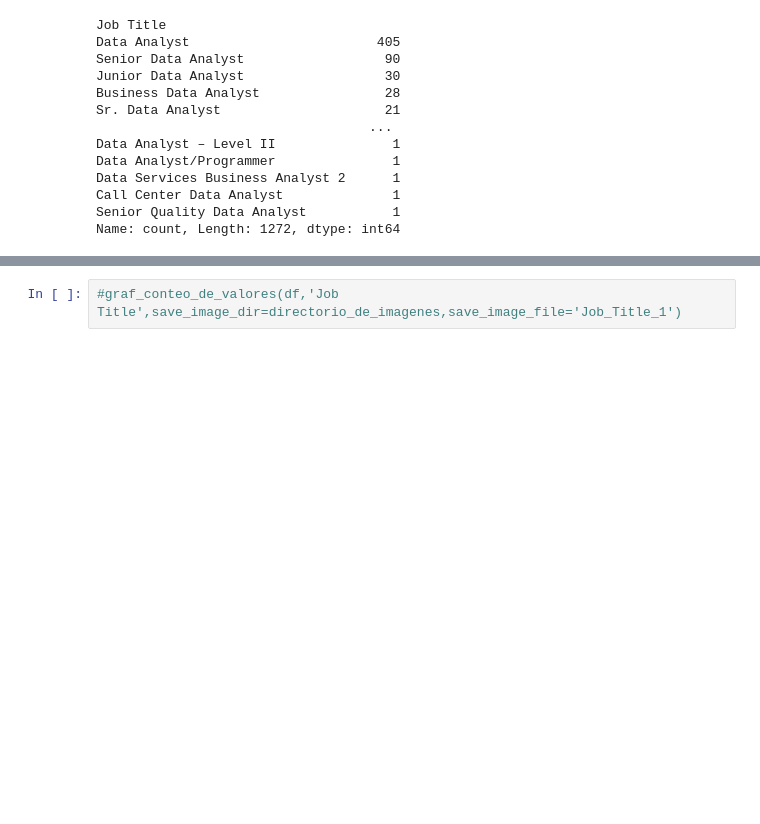
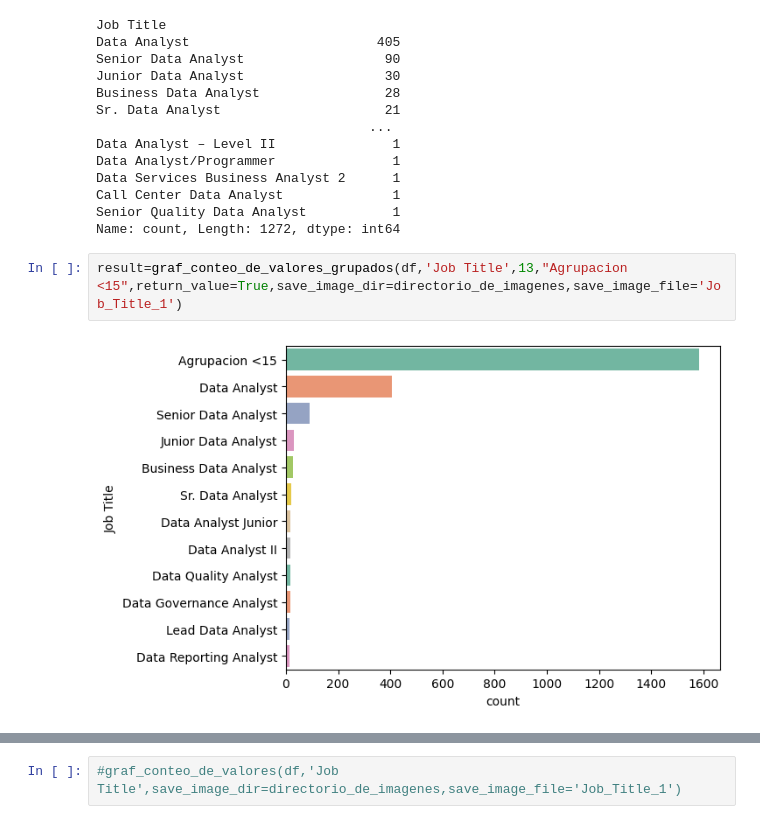
Before and after one commit to LeonardoBolanos/machine_learning_s3_2024, a Jupyter notebook: notebooks/1.0-lobr-exploration-analysis-final-project.ipynb, the cells around one changed output, grey strips where cells are left out. Cells and saved outputs as stored; diff of their text form; blank space fills up the shorter version.

```diff
--- a/notebooks/1.0-lobr-exploration-analysis-final-project.ipynb
+++ b/notebooks/1.0-lobr-exploration-analysis-final-project.ipynb
@@ -162,3 +162,7 @@ Data Services Business Analyst 2      1
 Call Center Data Analyst              1
 Senior Quality Data Analyst           1
 Name: count, Length: 1272, dtype: int64
+# %%
+result=graf_conteo_de_valores_grupados(df,'Job Title',13,"Agrupacion <15",return_value=True,save_image_dir=directorio_de_imagenes,save_image_file='Job_Title_1')
+# %% [output]
+[figure, added]
```
Also changed, not shown: parts of 18 cells of this notebook.
